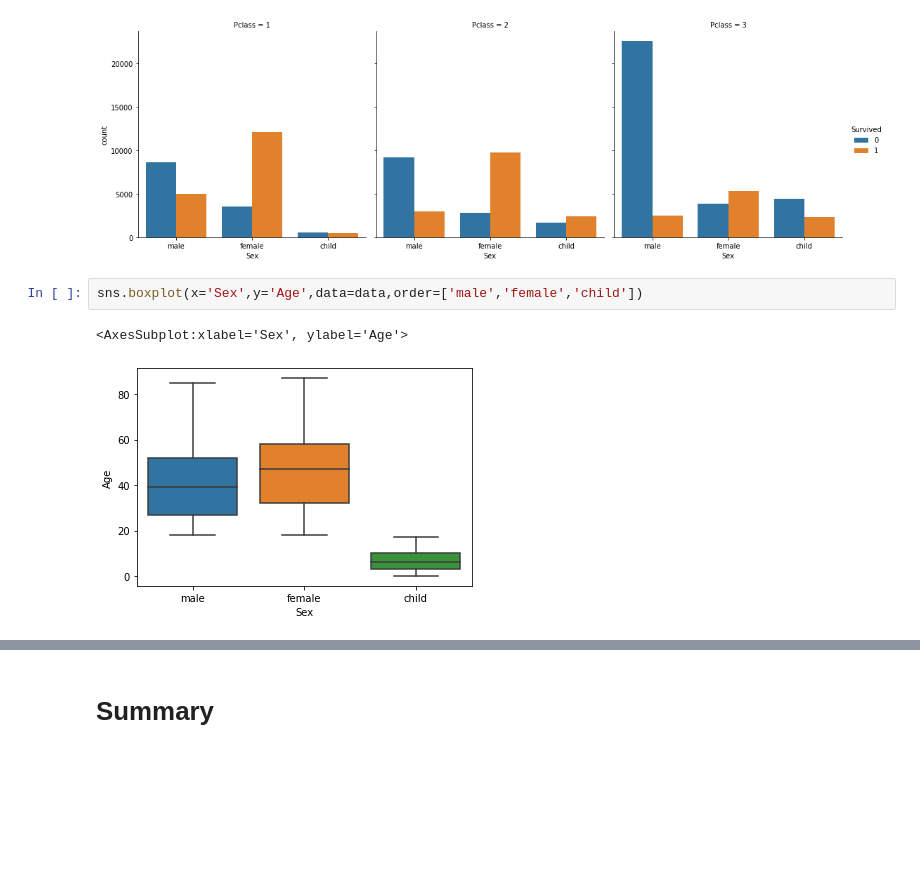
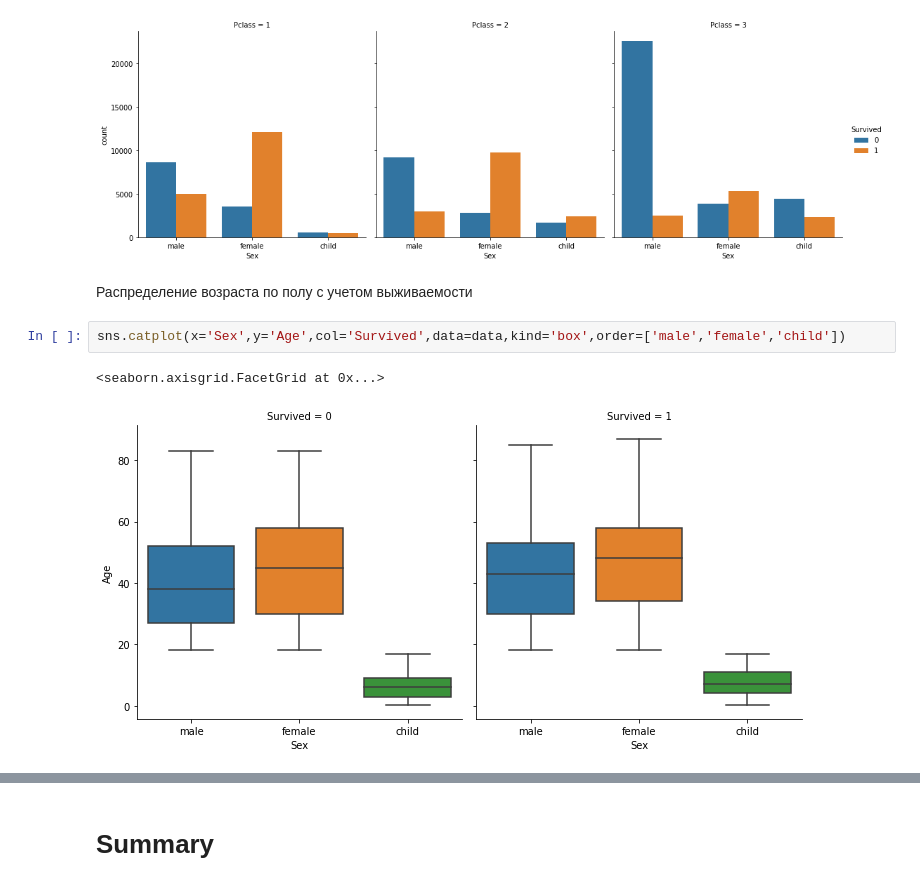
Before and after one commit to LaSegadora/rsschool_2_data_exploration, a Jupyter notebook: eda.ipynb, the cells around one changed output, grey strips where cells are left out. Saved outputs shown, nothing was run; the diff lists cells and outputs as text; blank space fills up the shorter version.

```diff
--- a/eda.ipynb
+++ b/eda.ipynb
@@ -266,8 +266,10 @@ sns.catplot(x='Sex',hue='Survived',col='Pclass',data=data,kind='count',order=['m
 # %% [output]
 <seaborn.axisgrid.FacetGrid at 0x...>
 [figure]
+# %% [markdown]
+Распределение возраста по полу с учетом выживаемости
 # %%
-sns.boxplot(x='Sex',y='Age',data=data,order=['male','female','child'])
+sns.catplot(x='Sex',y='Age',col='Survived',data=data,kind='box',order=['male','female','child'])
 # %% [output]
-<AxesSubplot:xlabel='Sex', ylabel='Age'>
+<seaborn.axisgrid.FacetGrid at 0x...>
-[figure, old version]
+[figure, new version]
```
Also changed, not shown: parts of 13 cells of this notebook.
